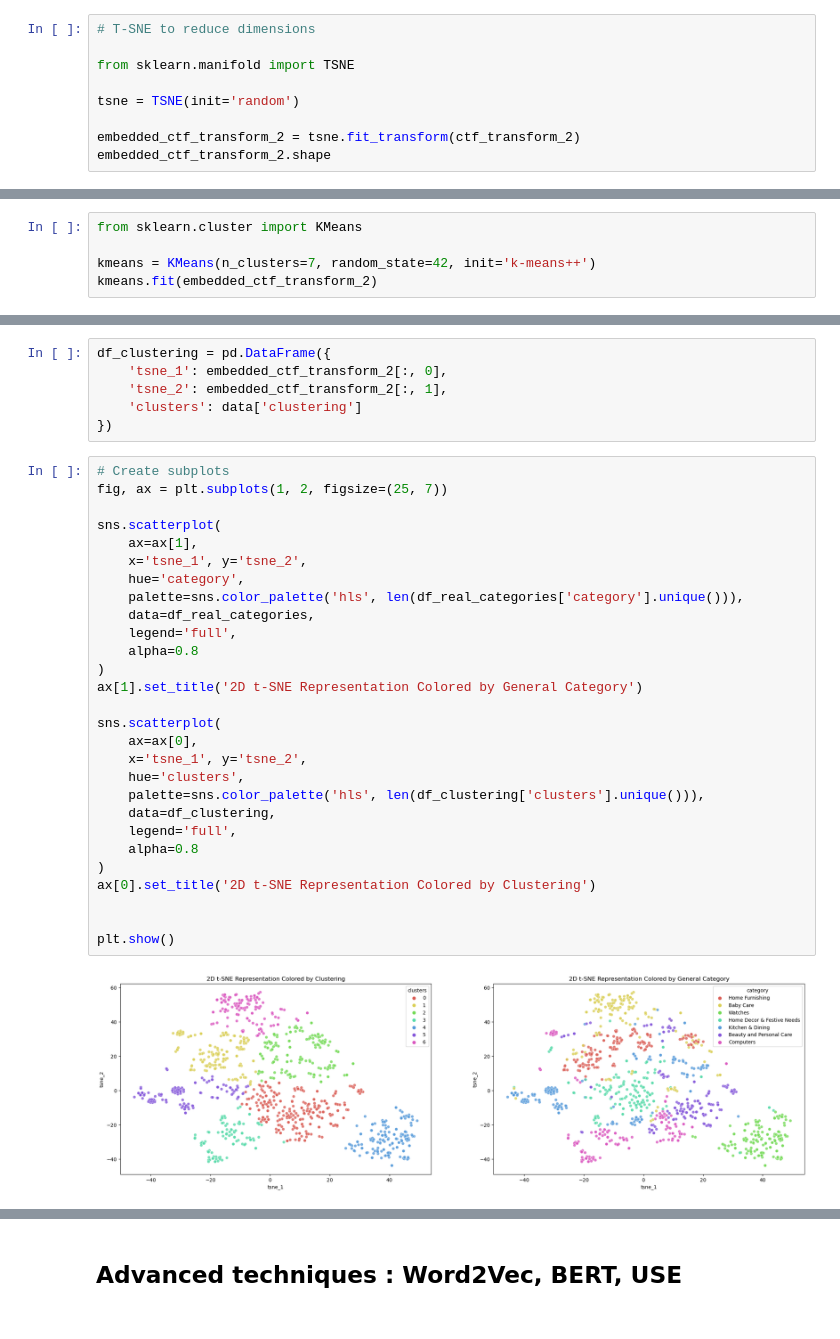
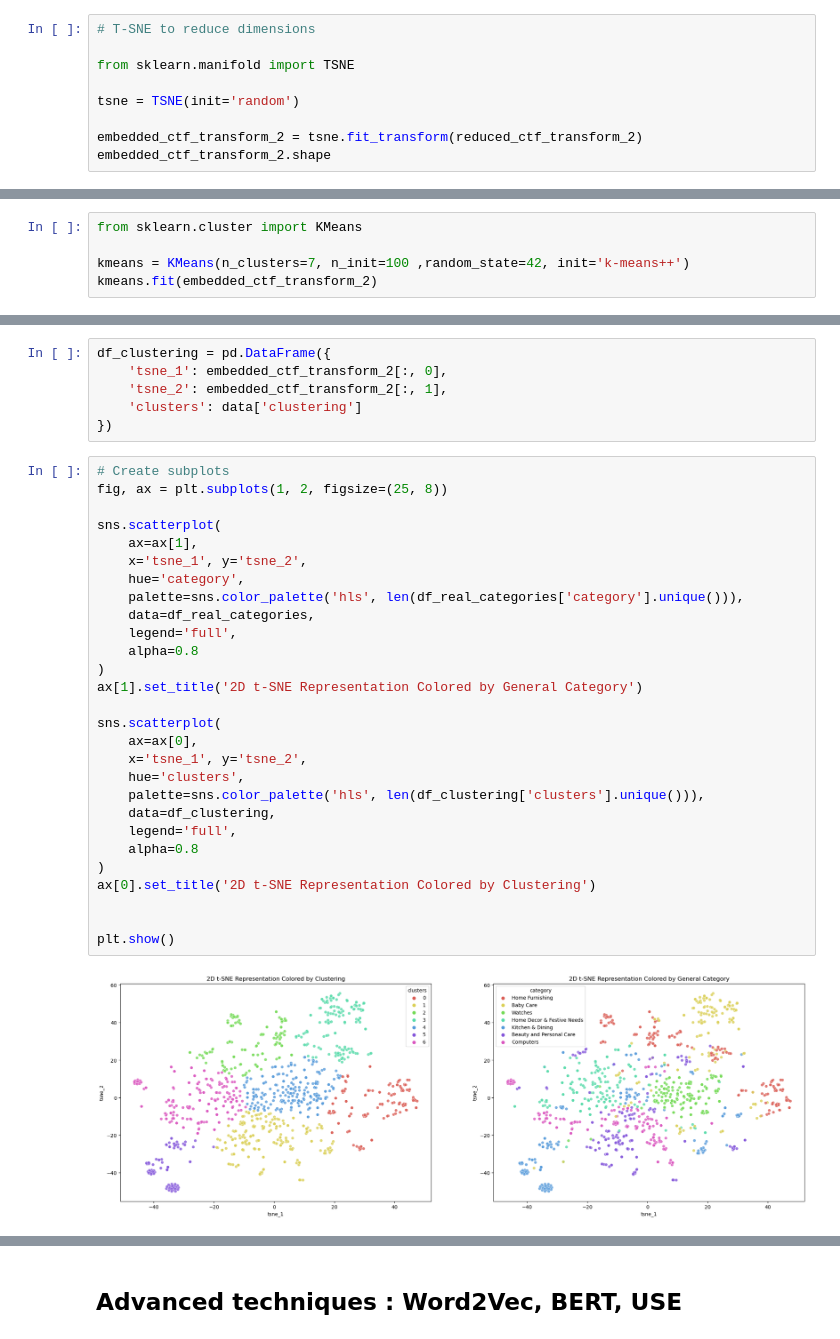
Before and after one commit to Apoxys/OCR-AIEngineer-P6, a Jupyter notebook: Feasability_place_de_marche.ipynb, the cells around one changed output, grey strips where cells are left out. Saved outputs shown, nothing was run; the diff lists cells and outputs as text.

```diff
--- a/Feasability_place_de_marche.ipynb
+++ b/Feasability_place_de_marche.ipynb
@@ -312,7 +314,7 @@ from sklearn.manifold import TSNE
 
 tsne = TSNE(init='random')
 
-embedded_ctf_transform_2 = tsne.fit_transform(ctf_transform_2)
+embedded_ctf_transform_2 = tsne.fit_transform(reduced_ctf_transform_2)
 embedded_ctf_transform_2.shape
 # %% [output]
 found 0 physical cores < 1
@@ -358,6 +360,6 @@ plt.show()
 # %%
 from sklearn.cluster import KMeans
 
-kmeans = KMeans(n_clusters=7, random_state=42, init='k-means++')
+kmeans = KMeans(n_clusters=7, n_init=100 ,random_state=42, init='k-means++')
 kmeans.fit(embedded_ctf_transform_2)
 # %% [output]
@@ -380,34 +382,34 @@ df_clustering = pd.DataFrame({
 })
 # %%
 # Create subplots
-fig, ax = plt.subplots(1, 2, figsize=(25, 7))
+fig, ax = plt.subplots(1, 2, figsize=(25, 8))
 
 sns.scatterplot(
     ax=ax[1],
     x='tsne_1', y='tsne_2',
     hue='category',
     palette=sns.color_palette('hls', len(df_real_categories['category'].unique())),
     data=df_real_categories,
     legend='full',
     alpha=0.8
 )
 ax[1].set_title('2D t-SNE Representation Colored by General Category')
 
 sns.scatterplot(
     ax=ax[0],
     x='tsne_1', y='tsne_2',
     hue='clusters',
     palette=sns.color_palette('hls', len(df_clustering['clusters'].unique())),
     data=df_clustering,
     legend='full',
     alpha=0.8
 )
 ax[0].set_title('2D t-SNE Representation Colored by Clustering')
 
 
 plt.show()
 # %% [output]
-[figure, old version]
+[figure, new version]
 # %%
 from sklearn.metrics.cluster import adjusted_rand_score
 
```
Also changed, not shown: parts of 22 cells of this notebook.
